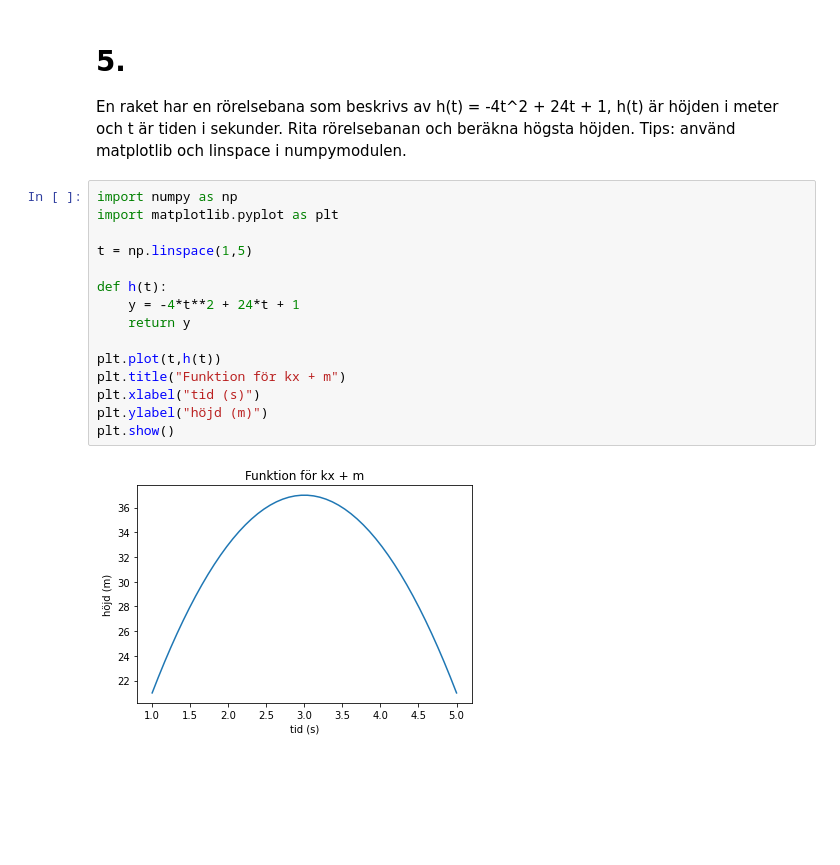
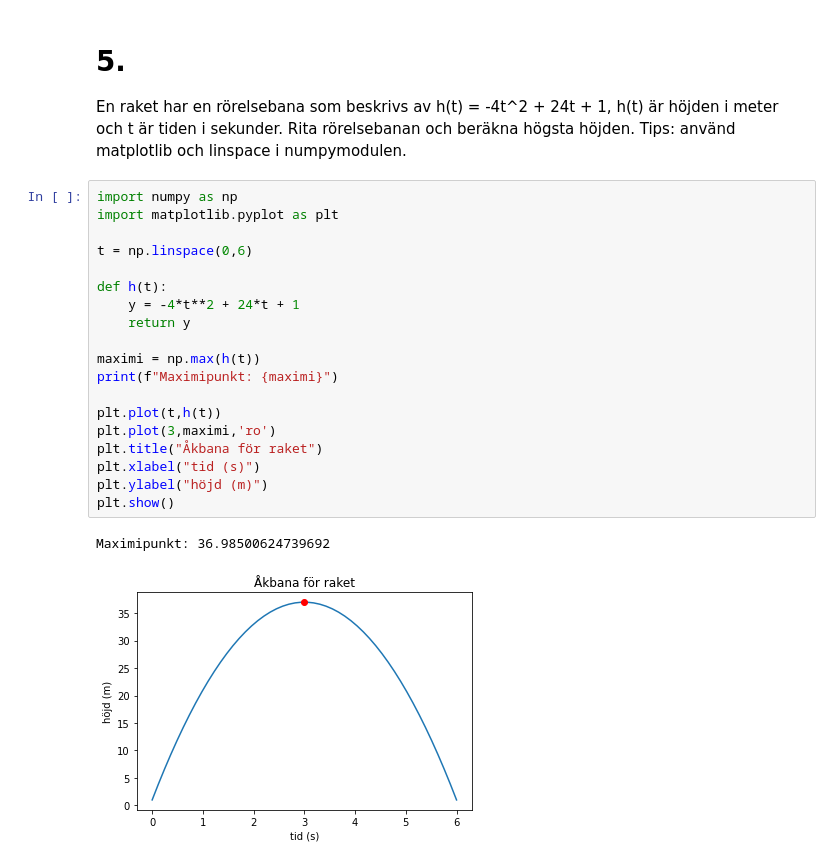
Before and after one commit to JonasNTI/Jonas_TE19C, a Jupyter notebook: Programmering i vardagen/Numpy/Numpy-Läxa.ipynb, the cells around one changed output. Drawn from its saved outputs; the diff is of its cells as text; blank space fills up the shorter version.

```diff
--- a/Programmering i vardagen/Numpy/Numpy-Läxa.ipynb
+++ b/Programmering i vardagen/Numpy/Numpy-Läxa.ipynb
@@ -75,17 +75,22 @@ En raket har en rörelsebana som beskrivs av h(t) = -4t^2 + 24t + 1, h(t) är h
 # %%
 import numpy as np
 import matplotlib.pyplot as plt
 
-t = np.linspace(1,5)
+t = np.linspace(0,6)
 
 def h(t):
     y = -4*t**2 + 24*t + 1
     return y
 
+maximi = np.max(h(t))
+print(f"Maximipunkt: {maximi}")
+
 plt.plot(t,h(t))
-plt.title("Funktion för kx + m")
+plt.plot(3,maximi,'ro')
+plt.title("Åkbana för raket")
 plt.xlabel("tid (s)")
 plt.ylabel("höjd (m)")
 plt.show()
 # %% [output]
+Maximipunkt: 36.98500624739692
-[figure, old version]
+[figure, new version]
```
